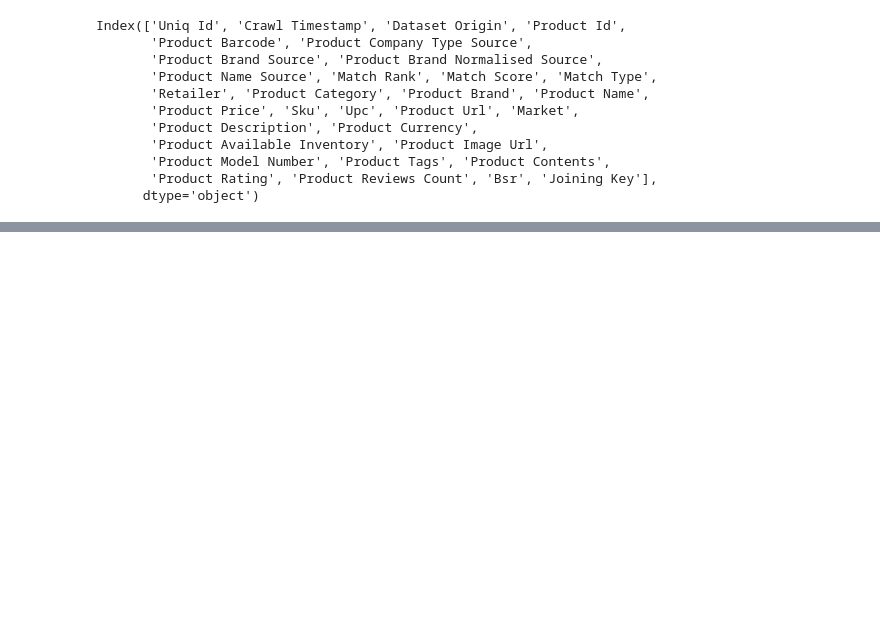
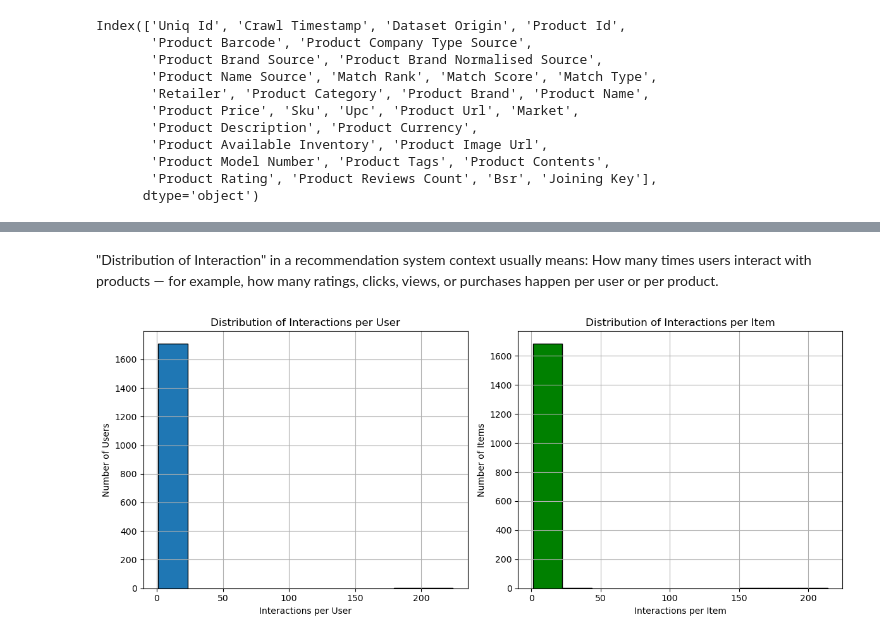
Before and after one commit to imsaqib04/product_recommendation, a Jupyter notebook: recommender.ipynb, the cells around one changed output, grey strips where cells are left out. Saved outputs shown, nothing was run; the diff lists cells and outputs as text; code cells hidden in the pictures; blank space fills up the shorter version.

```diff
--- a/recommender.ipynb
+++ b/recommender.ipynb
@@ -68,0 +185,22 @@ Index(['UniqueID', 'ProductID', 'Rating', 'ReviewCount', 'Product Category',
+# %% [markdown]
+"Distribution of Interaction" in a recommendation system context usually means:
+How many times users interact with products — for example, how many ratings, clicks, views, or purchases happen per user or per product.
+# %%
+# Distribution of interactions
+plt.figure(figsize=(12, 5))
+plt.subplot(1, 2, 1)
+train_data['UserID'].value_counts().hist(bins=10, edgecolor='k')
+plt.xlabel('Interactions per User')
+plt.ylabel('Number of Users')
+plt.title('Distribution of Interactions per User')
+
+plt.subplot(1, 2, 2)
+train_data['ProductID'].value_counts().hist(bins=10, edgecolor='k',color='green')
+plt.xlabel('Interactions per Item')
+plt.ylabel('Number of Items')
+plt.title('Distribution of Interactions per Item')
+
+plt.tight_layout()
+plt.show()
+# %% [output]
+[figure, added]
```
Also changed, not shown: parts of 22 cells of this notebook.
